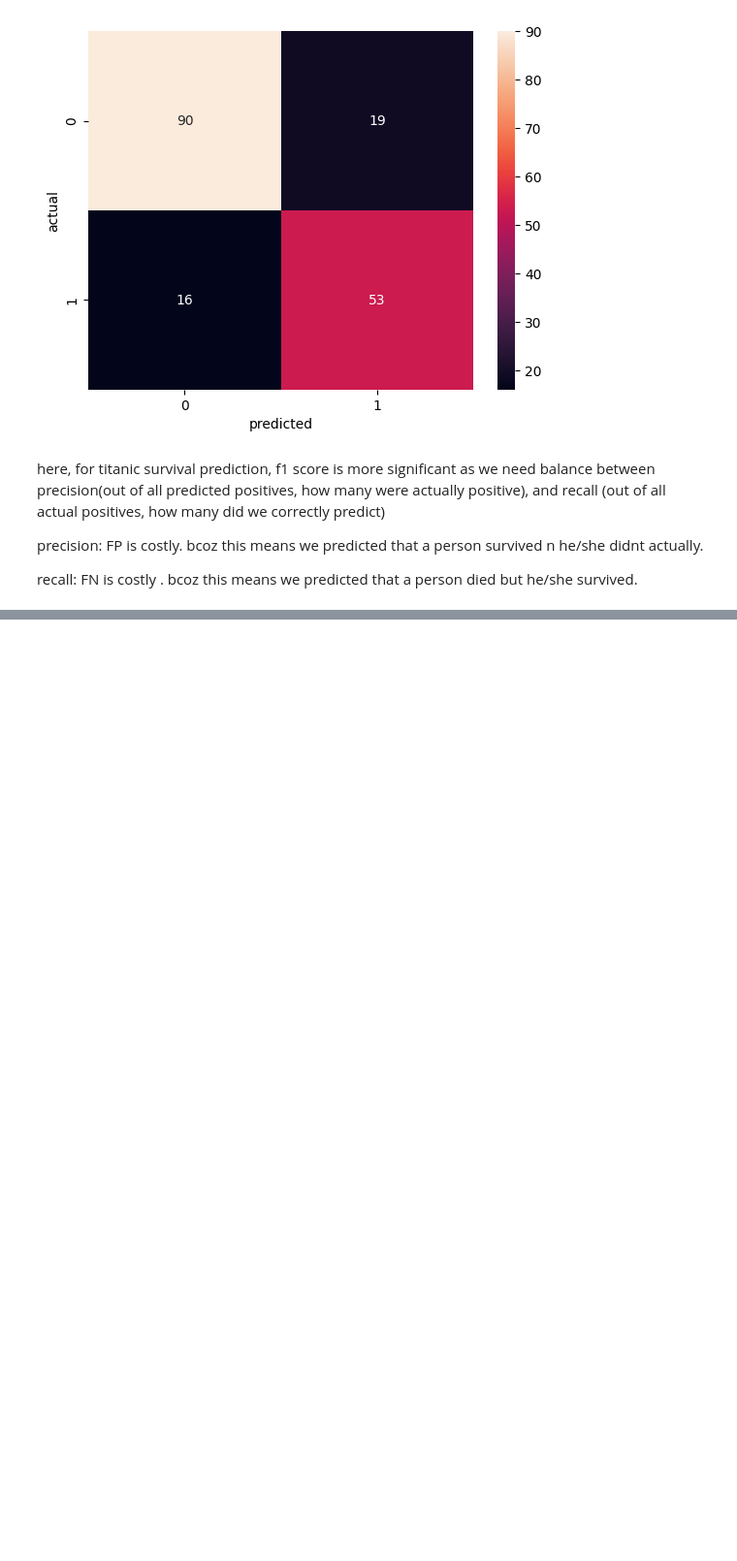
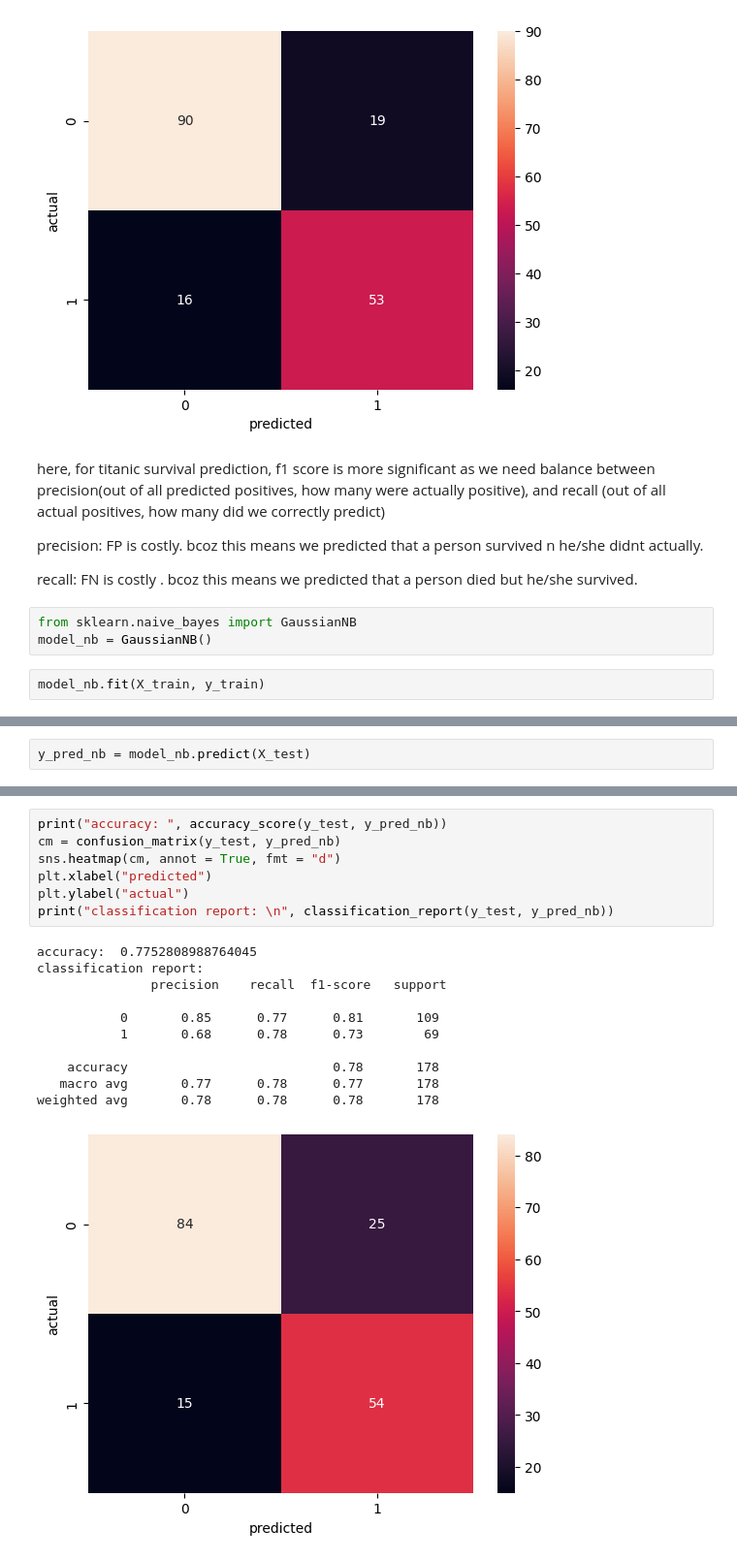
Before and after one commit to mrunmayee3108/ml-supervised-learning, a Jupyter notebook: titanic.ipynb, the cells around one changed output, grey strips where cells are left out. Shown at 97% size. Saved outputs shown, nothing was run; the diff lists cells and outputs as text; blank space fills up the shorter version.

Commit message:
titanic survival prediction logistic, naive bayes

```diff
--- a/titanic.ipynb
+++ b/titanic.ipynb
@@ -186,3 +186,8 @@ here, for titanic survival prediction, f1 score is more significant as we need b
 precision: FP is costly. bcoz this means we predicted that a person survived n he/she didnt actually.
 
 recall: FN is costly . bcoz this means we predicted that a person died but he/she survived.
+# %%
+from sklearn.naive_bayes import GaussianNB
+model_nb = GaussianNB()
+# %%
+model_nb.fit(X_train, y_train)
@@ -188,0 +196,2 @@ recall: FN is costly . bcoz this means we predicted that a person died but he/sh
+# %%
+y_pred_nb = model_nb.predict(X_test)
@@ -188,0 +224,19 @@ recall: FN is costly . bcoz this means we predicted that a person died but he/sh
+# %%
+print("accuracy: ", accuracy_score(y_test, y_pred_nb))
+cm = confusion_matrix(y_test, y_pred_nb)
+sns.heatmap(cm, annot = True, fmt = "d")
+plt.xlabel("predicted")
+plt.ylabel("actual")
+print("classification report: \n", classification_report(y_test, y_pred_nb))
+# %% [output]
+accuracy:  0.7752808988764045
+classification report:
+               precision    recall  f1-score   support
+
+           0       0.85      0.77      0.81       109
+           1       0.68      0.78      0.73        69
+
+    accuracy                           0.78       178
+   macro avg       0.77      0.78      0.77       178
+weighted avg       0.78      0.78      0.78       178
+[figure, added]
```
Also changed, not shown: parts of 2 cells of this notebook.
